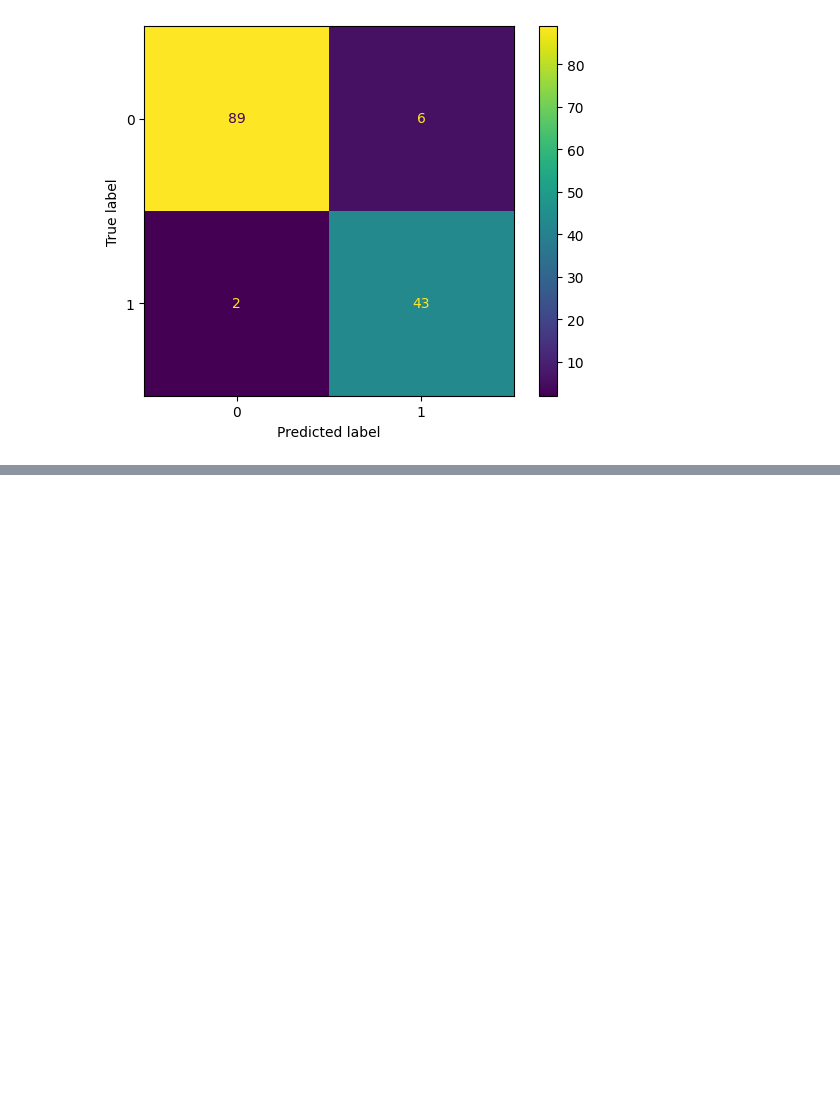
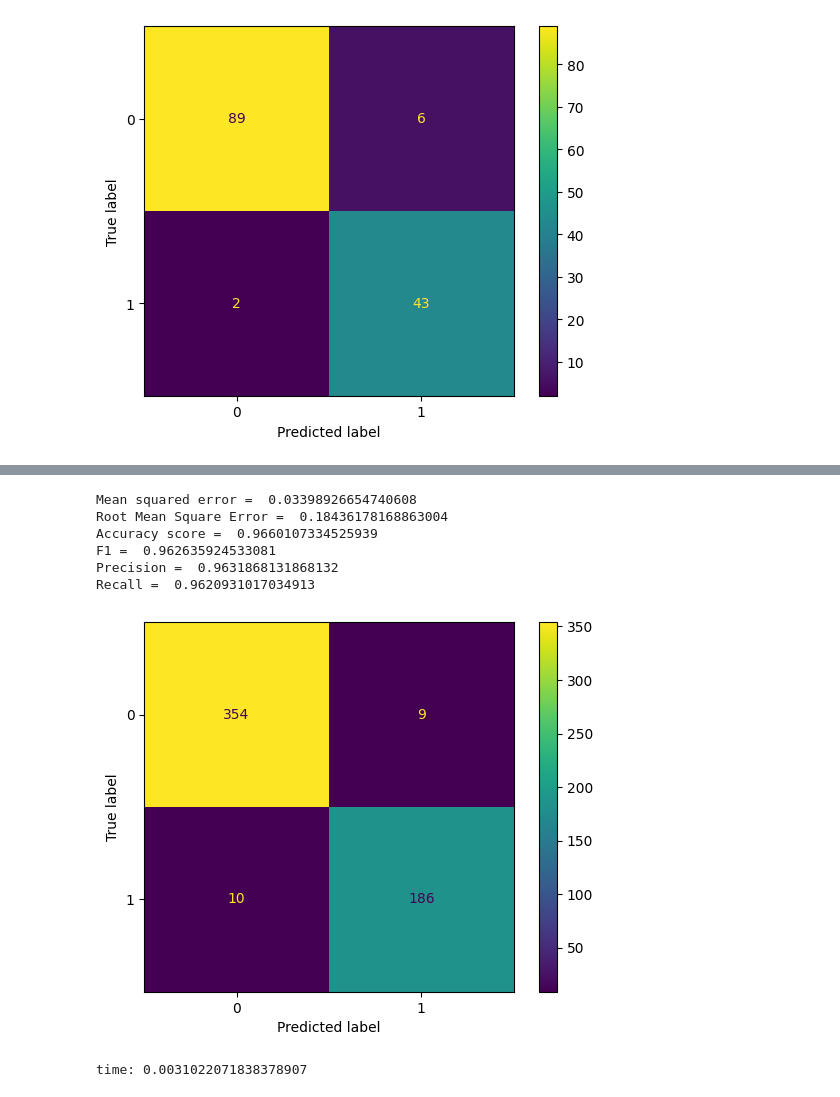
Before and after one commit to erikaminarikova/REFRESH, a Jupyter notebook: Example_11_ordinal_sums_breast_cancer_data_2classes_different_learning_methods.ipynb, the cells around one changed output, grey strips where cells are left out. Cells and saved outputs as stored; diff of their text form; code cells hidden in the pictures; blank space fills up the shorter version.

```diff
--- a/Example_11_ordinal_sums_breast_cancer_data_2classes_different_learning_methods.ipynb
+++ b/Example_11_ordinal_sums_breast_cancer_data_2classes_different_learning_methods.ipynb
@@ -579,0 +582,17 @@ df_test.to_csv('/content/drive/MyDrive/Colab Notebooks/os_final_output_test.csv'
+# %%
+def calculate_tests(target_values, value):
+  MSE = mean_squared_error(target_values, value)
+  RMSE = math.sqrt(MSE)
+  print('Mean squared error = ', MSE)
+  print('Root Mean Square Error = ', RMSE)
+  print('Accuracy score = ', accuracy_score(target_values, value))
+  print('F1 = ', f1_score(target_values, value, average= 'macro'))
+  print('Precision = ', precision_score(target_values, value, average= 'macro'))
+  print('Recall = ', recall_score(target_values, value, average= 'macro'))
+  #confusion matrix
+  confusion_matrix = metrics.confusion_matrix(target_values, value)
+  cm_display = metrics.ConfusionMatrixDisplay(confusion_matrix = confusion_matrix, display_labels = [0, 1])
+  #confucion matrif for 3 target classes
+  #cm_display = metrics.ConfusionMatrixDisplay(confusion_matrix = confusion_matrix, display_labels = [0, 1, 2])
+  cm_display.plot()
+  plt.show()
@@ -579,0 +603,4 @@ df_test.to_csv('/content/drive/MyDrive/Colab Notebooks/os_final_output_test.csv'
+# %%
+# Reshaped for logistic regression function
+X = df_train.iloc[:, :-1]
+y = df_train[["target"]]
@@ -579,0 +623,22 @@ df_test.to_csv('/content/drive/MyDrive/Colab Notebooks/os_final_output_test.csv'
+# %%
+#train data
+start_time = time.time()
+logr = linear_model.LogisticRegression()
+logr.fit(X,y)
+#predict for all input values
+predicted=logr.predict(X)
+df_train["predicted"]=predicted
+# calculate tests for train dataset
+target_values = df_train[['target']].values
+value = df_train[['predicted']].values
+calculate_tests(target_values, value)
+print('time:', (time.time()-start_time)/60)
+# %% [output]
+Mean squared error =  0.03398926654740608
+Root Mean Square Error =  0.18436178168863004
+Accuracy score =  0.9660107334525939
+F1 =  0.962635924533081
+Precision =  0.9631868131868132
+Recall =  0.9620931017034913
+[figure, added]
+time: 0.0031022071838378907
```
Also changed, not shown: parts of 18 cells of this notebook.
